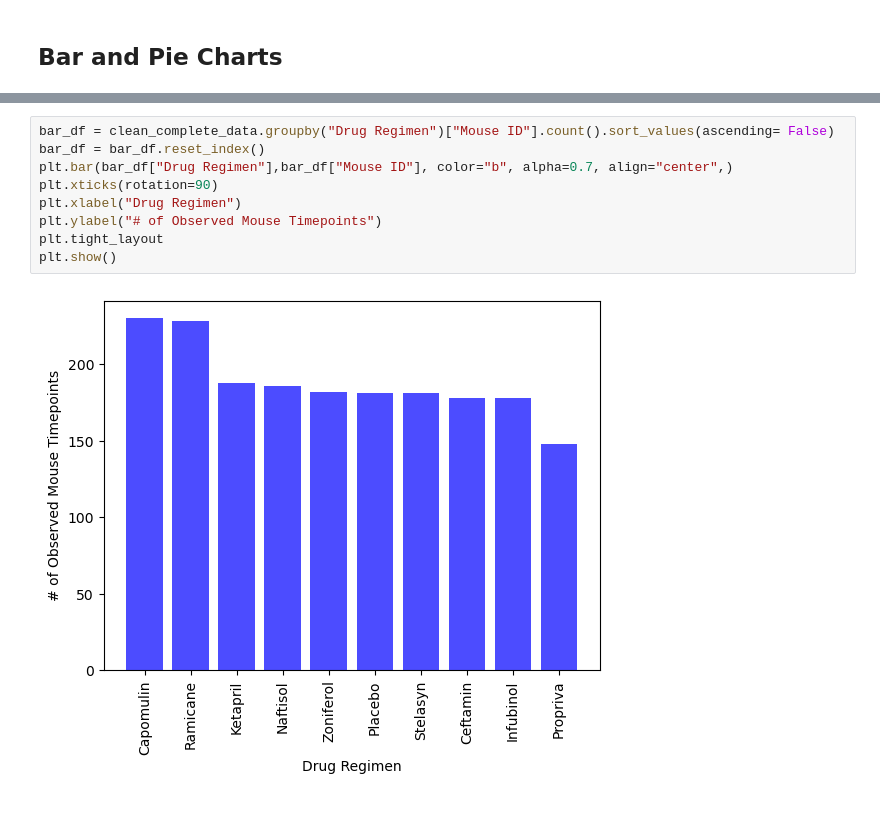
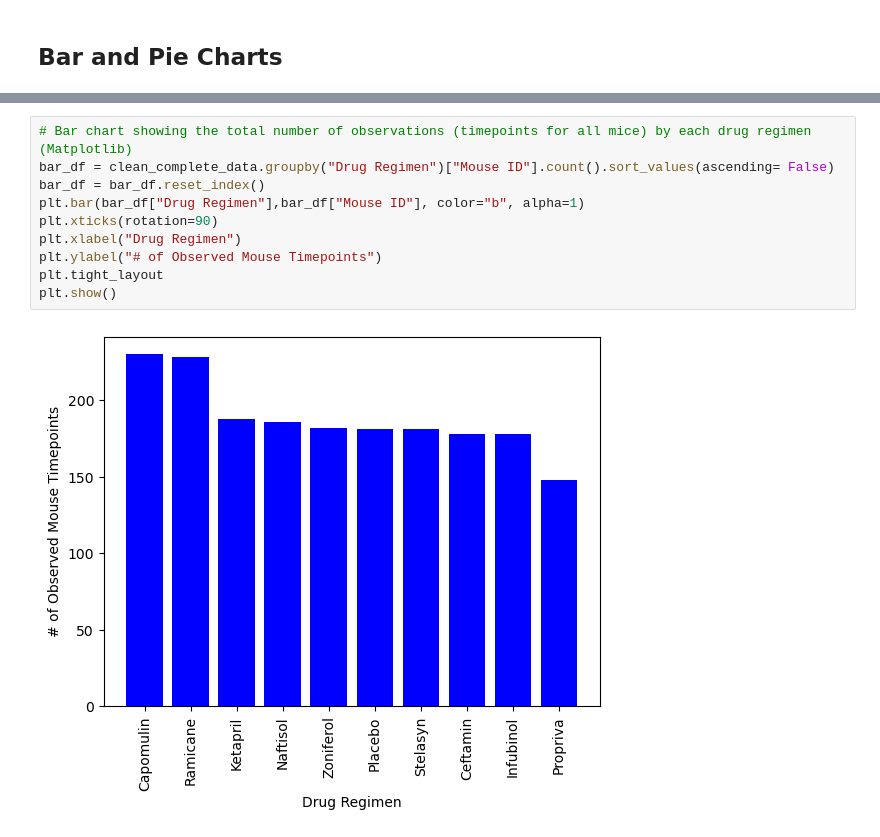
Before and after one commit to danielmolina81/visualization-challenge, a Jupyter notebook: pymaceuticals.ipynb, the cells around one changed output, grey strips where cells are left out. Saved outputs shown, nothing was run; the diff lists cells and outputs as text.

```diff
--- a/pymaceuticals.ipynb
+++ b/pymaceuticals.ipynb
@@ -143,11 +139,12 @@ bar_df.plot(kind="bar", ylabel="# of Observed Mouse Timepoints")
 # %%
+# Bar chart showing the total number of observations (timepoints for all mice) by each drug regimen (Matplotlib)
 bar_df = clean_complete_data.groupby("Drug Regimen")["Mouse ID"].count().sort_values(ascending= False)
 bar_df = bar_df.reset_index()
-plt.bar(bar_df["Drug Regimen"],bar_df["Mouse ID"], color="b", alpha=0.7, align="center",)
+plt.bar(bar_df["Drug Regimen"],bar_df["Mouse ID"], color="b", alpha=1)
 plt.xticks(rotation=90)
 plt.xlabel("Drug Regimen")
 plt.ylabel("# of Observed Mouse Timepoints")
 plt.tight_layout
 plt.show()
 # %% [output]
-[figure, old version]
+[figure, new version]
```
Also changed, not shown: parts of 10 cells of this notebook, 1 other file.
